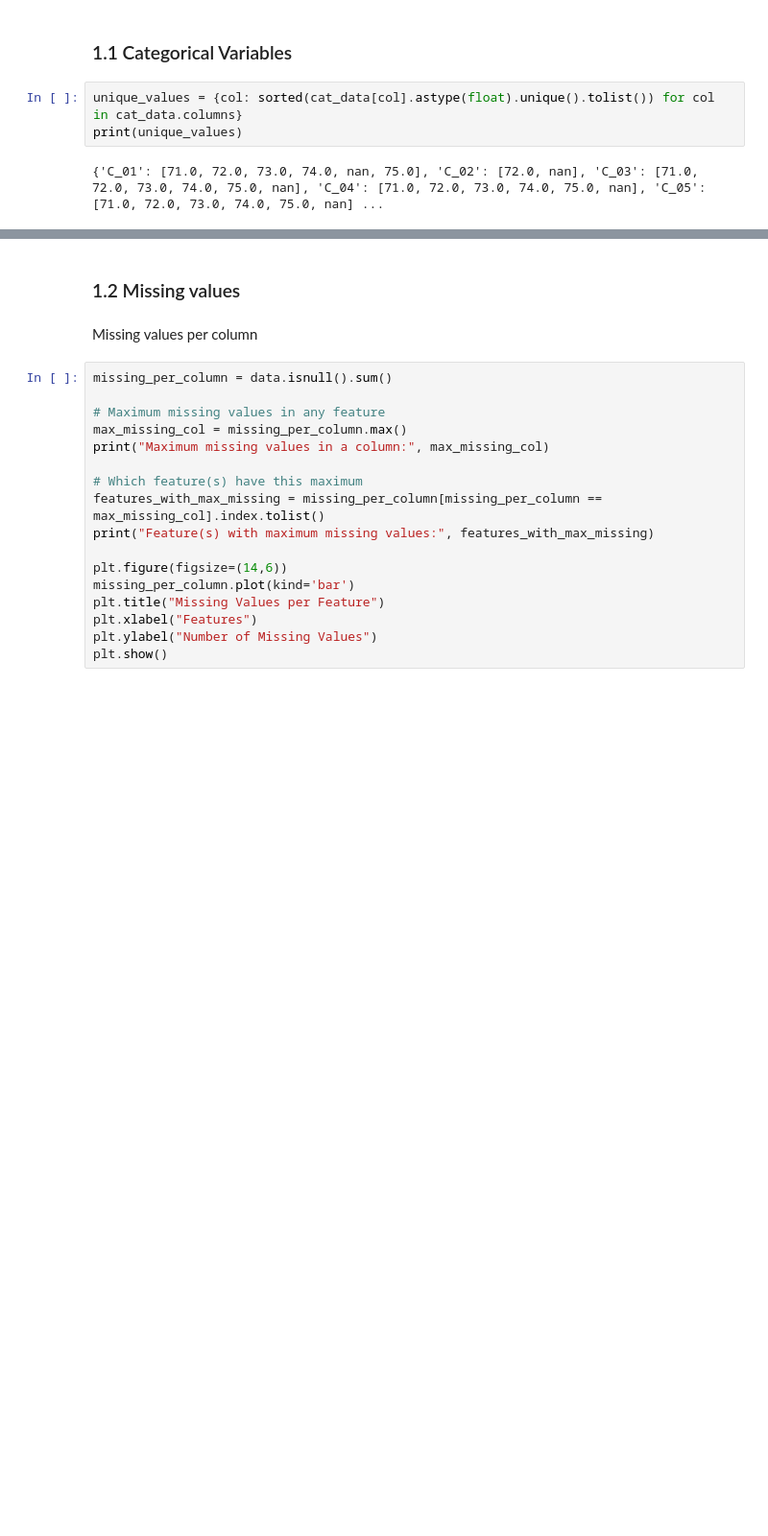
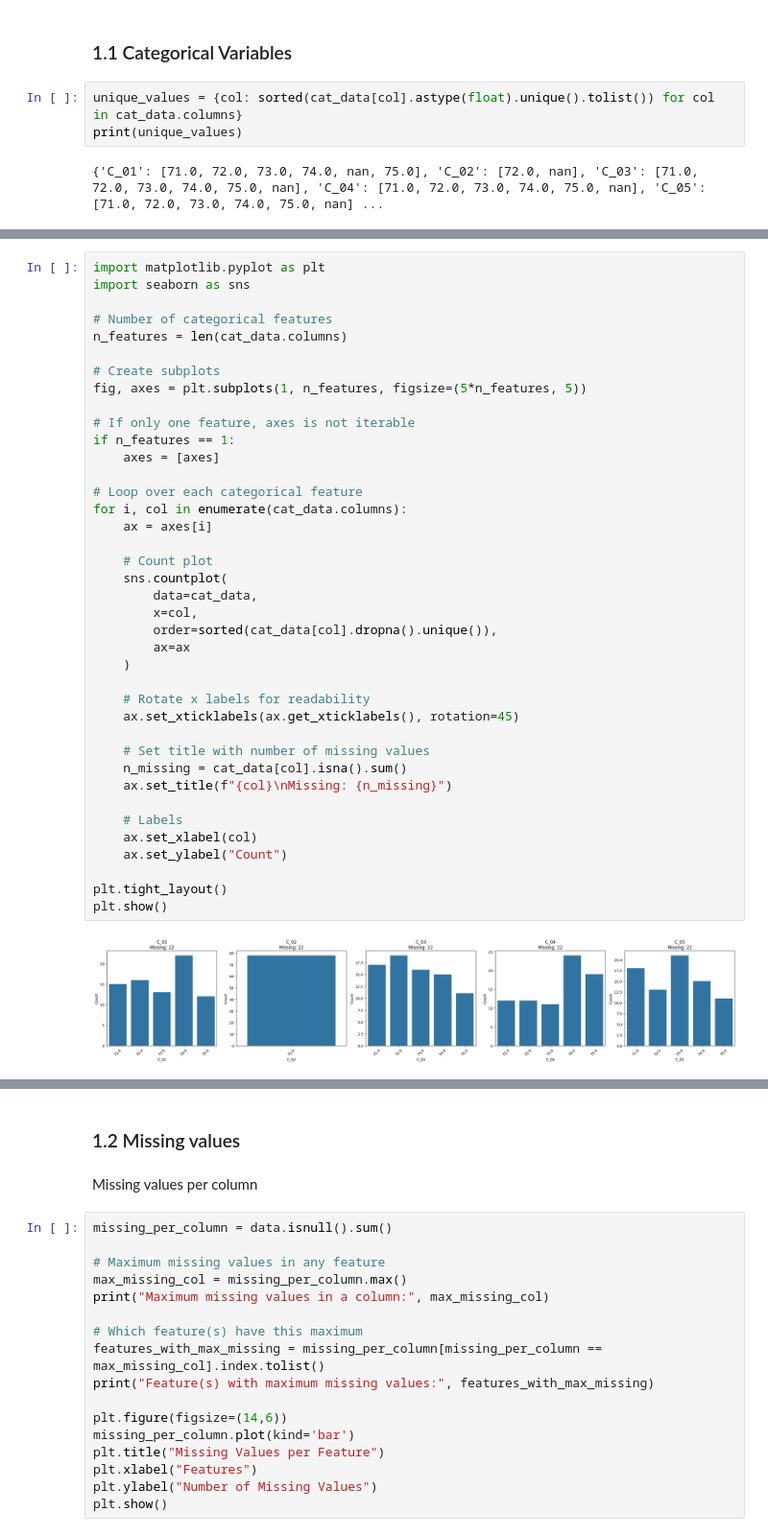
Before and after one commit to mariatmvendas/Case1_CompData, a Jupyter notebook: maria.ipynb, the cells around one changed output, grey strips where cells are left out. Shown at 96% size. Saved outputs shown, nothing was run; the diff lists cells and outputs as text; blank space fills up the shorter version.

```diff
--- a/maria.ipynb
+++ b/maria.ipynb
@@ -54,0 +96,41 @@ print(unique_values)
+# %%
+import matplotlib.pyplot as plt
+import seaborn as sns
+
+# Number of categorical features
+n_features = len(cat_data.columns)
+
+# Create subplots
+fig, axes = plt.subplots(1, n_features, figsize=(5*n_features, 5))
+
+# If only one feature, axes is not iterable
+if n_features == 1:
+    axes = [axes]
+
+# Loop over each categorical feature
+for i, col in enumerate(cat_data.columns):
+    ax = axes[i]
+
+    # Count plot
+    sns.countplot(
+        data=cat_data,
+        x=col,
+        order=sorted(cat_data[col].dropna().unique()),
+        ax=ax
+    )
+
+    # Rotate x labels for readability
+    ax.set_xticklabels(ax.get_xticklabels(), rotation=45)
+
+    # Set title with number of missing values
+    n_missing = cat_data[col].isna().sum()
+    ax.set_title(f"{col}\nMissing: {n_missing}")
+
+    # Labels
+    ax.set_xlabel(col)
+    ax.set_ylabel("Count")
+
+plt.tight_layout()
+plt.show()
+# %% [output]
+[figure, added]
```
Also changed, not shown: parts of 15 cells of this notebook.
